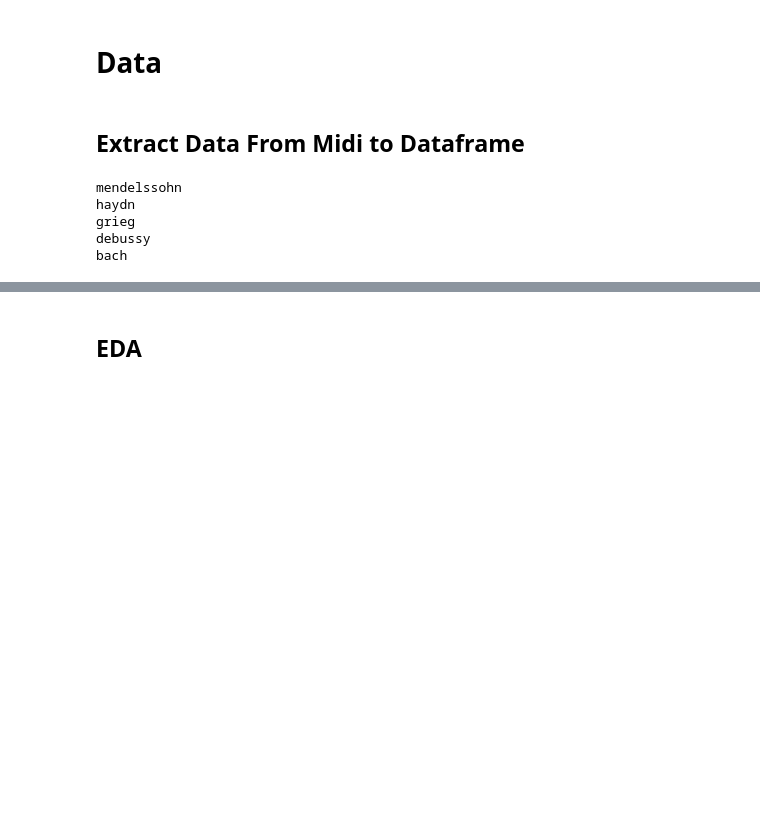
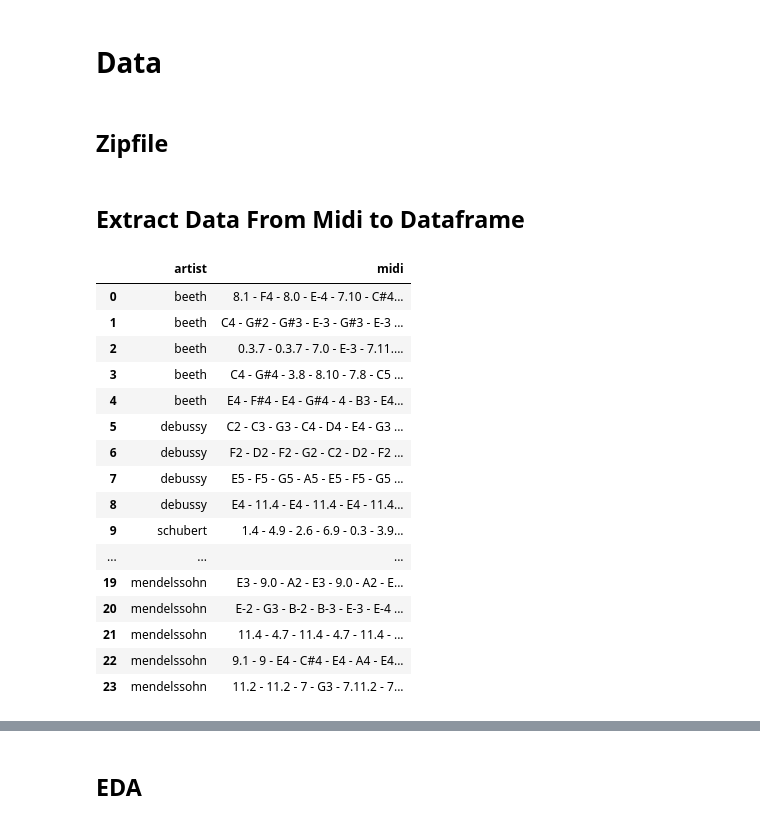
Before and after one commit to MatthiasELBAZ/RNN_Training_Loops, a Jupyter notebook: RNN_Music_Project.ipynb, the cells around one changed output, grey strips where cells are left out. Saved outputs shown, nothing was run; the diff lists cells and outputs as text; code cells hidden in the pictures; blank space fills up the shorter version.

```diff
--- a/RNN_Music_Project.ipynb
+++ b/RNN_Music_Project.ipynb
@@ -21,3 +22,5 @@ from torch.utils.data import Dataset, random_split, DataLoader
 from sklearn.preprocessing import LabelEncoder, OneHotEncoder
 # %% [markdown]
 # Data
+# %% [markdown]
+## Zipfile
@@ -40,9 +50,11 @@ def extract_notes(midi):
 
 
 # store mdi files in a dictionary with artist as keys
-folder_path = 'data/music_classic'
+folder_path = 'music_classic'
+
 artist_midi_dict = {}
-cnt = 0
+cnt_artist = 0
+cnt_midi = 0
 for artist_folder in os.listdir(folder_path):
     print(artist_folder)
 
@@ -58,21 +70,14 @@ for artist_folder in os.listdir(folder_path):
             except:
                 continue
 
+        cnt_midi += 1
+        if cnt_midi == 5:
+            cnt_midi = 0
+            break
+
+
     artist_midi_dict[artist_folder] = midis
 
-    cnt += 1
-    if cnt == 5:
+    cnt_artist += 1
+    if cnt_artist == 5:
         break
-
-
-# create a dataframe with artist and notes
-df = pd.DataFrame(columns=['artist', 'midi'])
-for artist in artist_midi_dict.keys():
-    for midi in artist_midi_dict[artist]:
-        df = df.append({'artist':artist, 'midi':midi}, ignore_index=True)
-# %% [output]
-mendelssohn
-haydn
-grieg
-debussy
-bach
@@ -78,0 +92,20 @@ bach
+# %%
+df
+# %% [output]
+|  | artist | midi |
+| 0 | beeth | 8.1 - F4 - 8.0 - E-4 - 7.10 - C#4... |
+| 1 | beeth | C4 - G#2 - G#3 - E-3 - G#3 - E-3 ... |
+| 2 | beeth | 0.3.7 - 0.3.7 - 7.0 - E-3 - 7.11.... |
+| 3 | beeth | C4 - G#4 - 3.8 - 8.10 - 7.8 - C5 ... |
+| 4 | beeth | E4 - F#4 - E4 - G#4 - 4 - B3 - E4... |
+| 5 | debussy | C2 - C3 - G3 - C4 - D4 - E4 - G3 ... |
+| 6 | debussy | F2 - D2 - F2 - G2 - C2 - D2 - F2 ... |
+| 7 | debussy | E5 - F5 - G5 - A5 - E5 - F5 - G5 ... |
+| 8 | debussy | E4 - 11.4 - E4 - 11.4 - E4 - 11.4... |
+| 9 | schubert | 1.4 - 4.9 - 2.6 - 6.9 - 0.3 - 3.9... |
+| ... | ... | ... |
+| 19 | mendelssohn | E3 - 9.0 - A2 - E3 - 9.0 - A2 - E... |
+| 20 | mendelssohn | E-2 - G3 - B-2 - B-3 - E-3 - E-4 ... |
+| 21 | mendelssohn | 11.4 - 4.7 - 11.4 - 4.7 - 11.4 - ... |
+| 22 | mendelssohn | 9.1 - 9 - E4 - C#4 - E4 - A4 - E4... |
+| 23 | mendelssohn | 11.2 - 11.2 - 7 - G3 - 7.11.2 - 7... |
```
Also changed, not shown: parts of 18 cells of this notebook.
